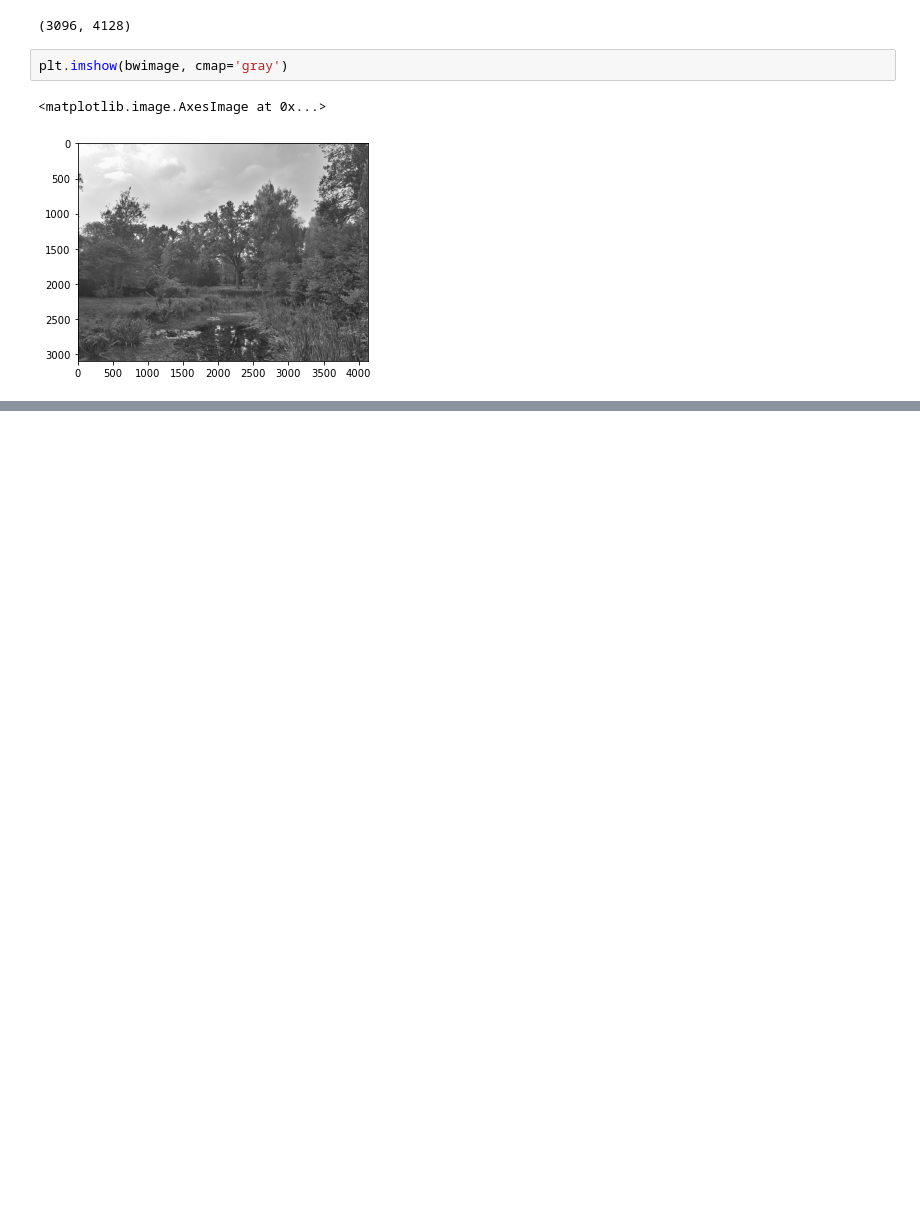
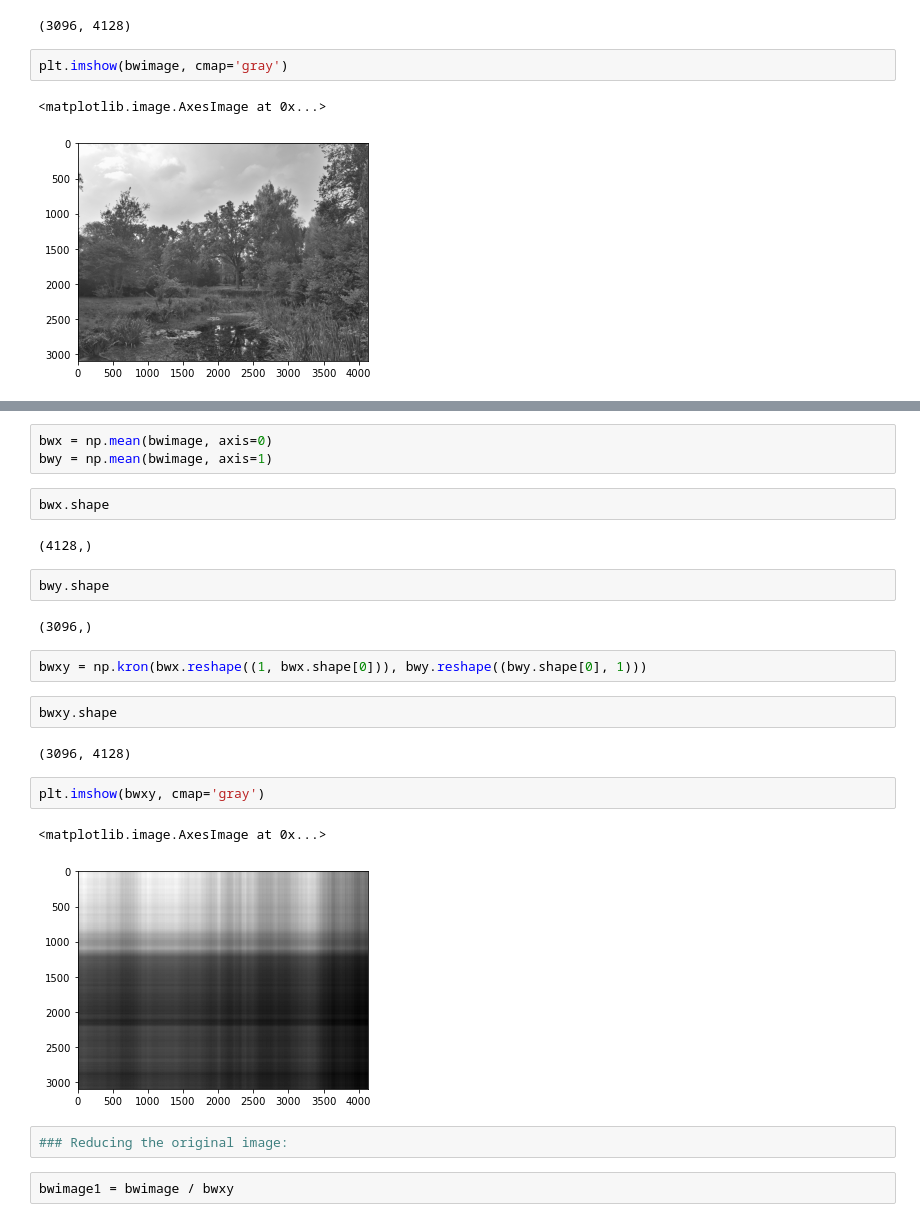
Before and after one commit to pablo53/image-compressor, a Jupyter notebook: main.ipynb, the cells around one changed output, grey strips where cells are left out. Saved outputs shown, nothing was run; the diff lists cells and outputs as text; blank space fills up the shorter version.

```diff
--- a/main.ipynb
+++ b/main.ipynb
@@ -26,0 +35,26 @@ plt.imshow(bwimage, cmap='gray')
+# %%
+bwx = np.mean(bwimage, axis=0)
+bwy = np.mean(bwimage, axis=1)
+# %%
+bwx.shape
+# %% [output]
+(4128,)
+# %%
+bwy.shape
+# %% [output]
+(3096,)
+# %%
+bwxy = np.kron(bwx.reshape((1, bwx.shape[0])), bwy.reshape((bwy.shape[0], 1)))
+# %%
+bwxy.shape
+# %% [output]
+(3096, 4128)
+# %%
+plt.imshow(bwxy, cmap='gray')
+# %% [output]
+<matplotlib.image.AxesImage at 0x...>
+[figure, added]
+# %%
+### Reducing the original image:
+# %%
+bwimage1 = bwimage / bwxy
```
Also changed, not shown: parts of 6 cells of this notebook.
